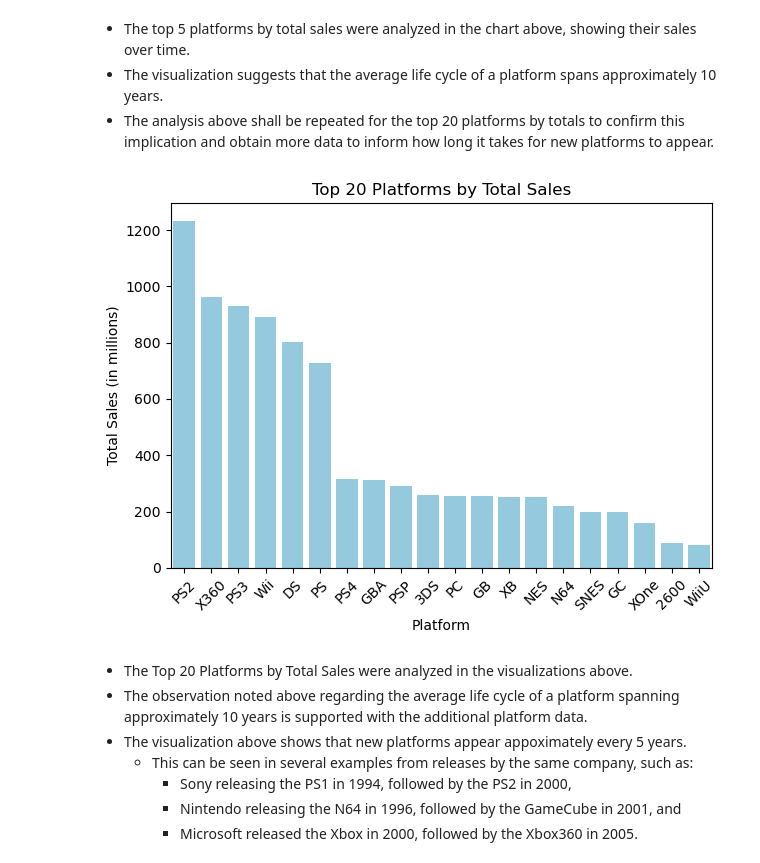
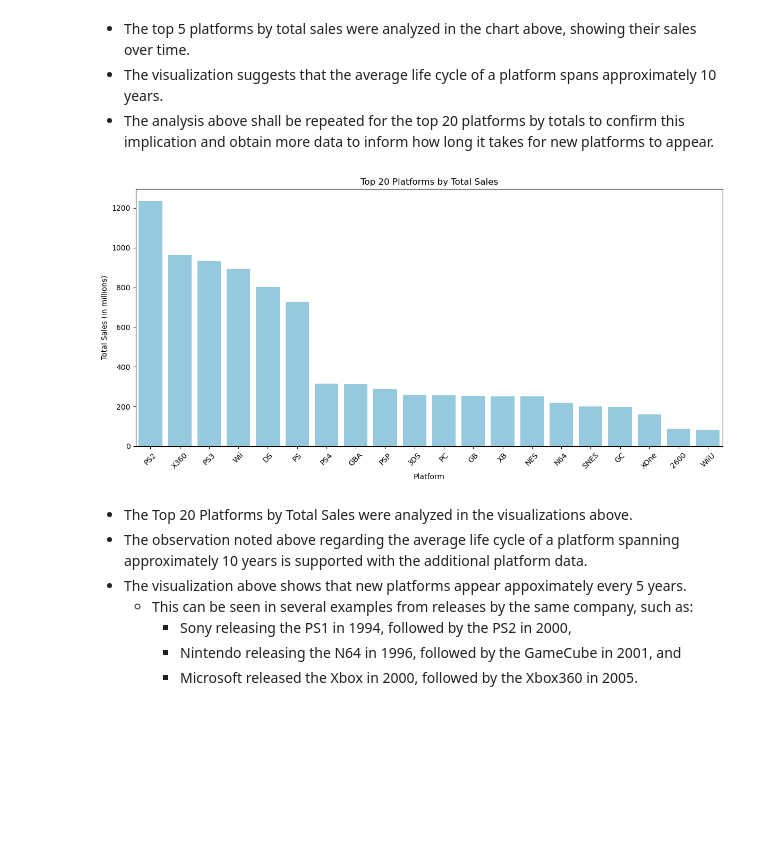
Before and after one commit to Flamingo-Rocker/Video-Game-Marketing-Strategy, a Jupyter notebook: notebooks/Video Game EDA & SDA.ipynb, the cells around one changed output. Saved outputs shown, nothing was run; the diff lists cells and outputs as text; code cells hidden in the pictures; blank space fills up the shorter version.

```diff
--- a/notebooks/Video Game EDA & SDA.ipynb
+++ b/notebooks/Video Game EDA & SDA.ipynb
@@ -240,39 +241,40 @@ sales_dist.show()
 platform_sales = games.groupby(['platform'])['total_sales'].sum().reset_index()
 platform_sales = platform_sales.sort_values(by='total_sales', ascending=False)
 top_20_platforms = platform_sales.head(20)
+plt.figure(figsize=(12, 6))
 sns.barplot(data=top_20_platforms, x='platform', y='total_sales', color='skyblue')
 plt.xlabel('Platform')
 plt.ylabel('Total Sales (in millions)')
 plt.title('Top 20 Platforms by Total Sales')
 plt.xticks(rotation=45)
 plt.tight_layout()
 plt.show()
 
 top_20_platforms
 
 
 t20platform_sales_per_year = games[
     (games['platform'].isin(top_20_platforms['platform'])) &
     (games['year_of_release'] >= 1990)
     ].groupby(['year_of_release', 'platform'])['total_sales'].sum().reset_index()
 
 sales_dist = px.line(
     t20platform_sales_per_year,
     x='year_of_release',
     y='total_sales',
     title='Total Sales by Top 20 Platforms Over the Years',
     color='platform',
     markers=True
 )
 
 sales_dist.update_layout(
     xaxis_title='Year of Release',
     yaxis_title='Total Sales (in millions)',
     legend_title_text='Platform'
 )
 sales_dist.show()
 # %% [output]
-[figure, old version]
+[figure, new version]
 # %% [markdown]
 - The Top 20 Platforms by Total Sales were analyzed in the visualizations above.
 - The observation noted above regarding the average life cycle of a platform spanning approximately 10 years is supported with the additional platform data.
```
Also changed, not shown: parts of 13 cells of this notebook.
